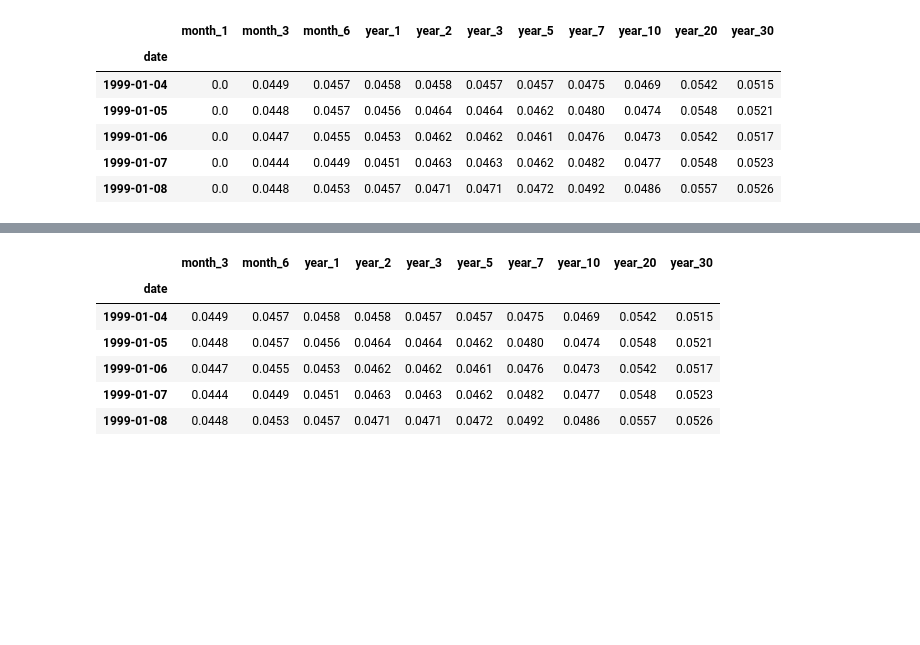
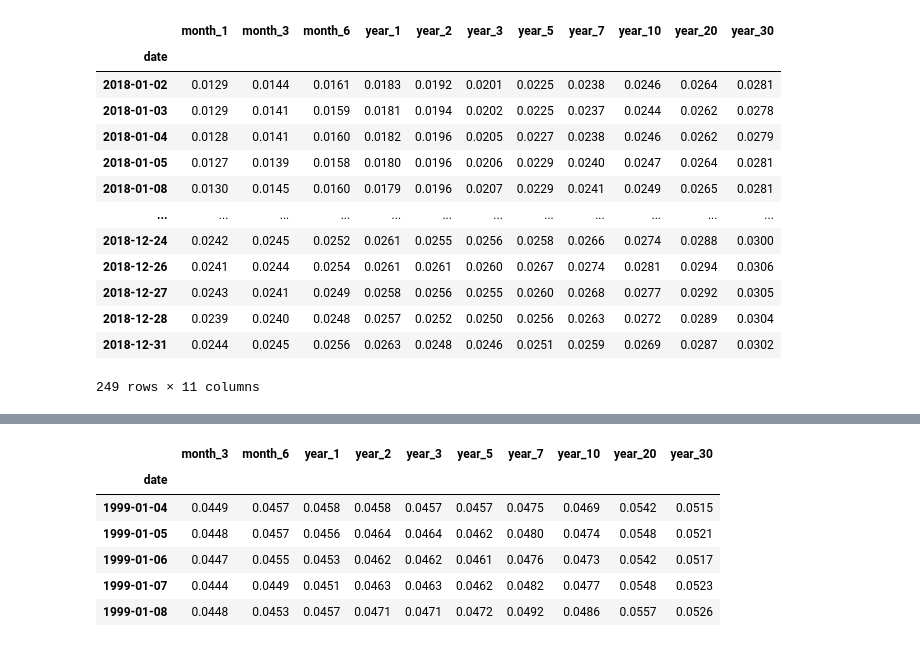
Before and after one commit to victortangggg/trading, a Jupyter notebook: research/market regime.ipynb, the cells around one changed output, grey strips where cells are left out. Saved outputs shown, nothing was run; the diff lists cells and outputs as text; code cells hidden in the pictures; blank space fills up the shorter version.

```diff
--- a/research/market regime.ipynb
+++ b/research/market regime.ipynb
@@ -16,17 +16,25 @@ import libs.utils
 import datetime
 import math
 # %%
-start_date = '1999-01-01'
-end_date = '2009-01-01'
+start_date = '2018-01-01'#'1999-01-01'
+end_date = '2019-01-01'
 # %%
 trates = obb.fixedincome.government.treasury_rates(start_date=start_date, end_date=end_date, provider='federal_reserve').to_dataframe()
 trates.fillna(0, inplace=True)
-trates.head()
+#trates.head()
+trates
 # %% [output]
 |  | month_1 | month_3 | month_6 | year_1 | year_2 | year_3 | year_5 | year_7 | year_10 | year_20 | year_30 |
 | date |  |  |  |  |  |  |  |  |  |  |  |
-| 1999-01-04 | 0.0 | 0.0449 | 0.0457 | 0.0458 | 0.0458 | 0.0457 | 0.0457 | 0.0475 | 0.0469 | 0.0542 | 0.0515 |
-| 1999-01-05 | 0.0 | 0.0448 | 0.0457 | 0.0456 | 0.0464 | 0.0464 | 0.0462 | 0.0480 | 0.0474 | 0.0548 | 0.0521 |
-| 1999-01-06 | 0.0 | 0.0447 | 0.0455 | 0.0453 | 0.0462 | 0.0462 | 0.0461 | 0.0476 | 0.0473 | 0.0542 | 0.0517 |
-| 1999-01-07 | 0.0 | 0.0444 | 0.0449 | 0.0451 | 0.0463 | 0.0463 | 0.0462 | 0.0482 | 0.0477 | 0.0548 | 0.0523 |
-| 1999-01-08 | 0.0 | 0.0448 | 0.0453 | 0.0457 | 0.0471 | 0.0471 | 0.0472 | 0.0492 | 0.0486 | 0.0557 | 0.0526 |
+| 2018-01-02 | 0.0129 | 0.0144 | 0.0161 | 0.0183 | 0.0192 | 0.0201 | 0.0225 | 0.0238 | 0.0246 | 0.0264 | 0.0281 |
+| 2018-01-03 | 0.0129 | 0.0141 | 0.0159 | 0.0181 | 0.0194 | 0.0202 | 0.0225 | 0.0237 | 0.0244 | 0.0262 | 0.0278 |
+| 2018-01-04 | 0.0128 | 0.0141 | 0.0160 | 0.0182 | 0.0196 | 0.0205 | 0.0227 | 0.0238 | 0.0246 | 0.0262 | 0.0279 |
+| 2018-01-05 | 0.0127 | 0.0139 | 0.0158 | 0.0180 | 0.0196 | 0.0206 | 0.0229 | 0.0240 | 0.0247 | 0.0264 | 0.0281 |
+| 2018-01-08 | 0.0130 | 0.0145 | 0.0160 | 0.0179 | 0.0196 | 0.0207 | 0.0229 | 0.0241 | 0.0249 | 0.0265 | 0.0281 |
+| ... | ... | ... | ... | ... | ... | ... | ... | ... | ... | ... | ... |
+| 2018-12-24 | 0.0242 | 0.0245 | 0.0252 | 0.0261 | 0.0255 | 0.0256 | 0.0258 | 0.0266 | 0.0274 | 0.0288 | 0.0300 |
+| 2018-12-26 | 0.0241 | 0.0244 | 0.0254 | 0.0261 | 0.0261 | 0.0260 | 0.0267 | 0.0274 | 0.0281 | 0.0294 | 0.0306 |
+| 2018-12-27 | 0.0243 | 0.0241 | 0.0249 | 0.0258 | 0.0256 | 0.0255 | 0.0260 | 0.0268 | 0.0277 | 0.0292 | 0.0305 |
+| 2018-12-28 | 0.0239 | 0.0240 | 0.0248 | 0.0257 | 0.0252 | 0.0250 | 0.0256 | 0.0263 | 0.0272 | 0.0289 | 0.0304 |
+| 2018-12-31 | 0.0244 | 0.0245 | 0.0256 | 0.0263 | 0.0248 | 0.0246 | 0.0251 | 0.0259 | 0.0269 | 0.0287 | 0.0302 |
+249 rows × 11 columns
```
Also changed, not shown: parts of 2 cells of this notebook, 7 other files.
